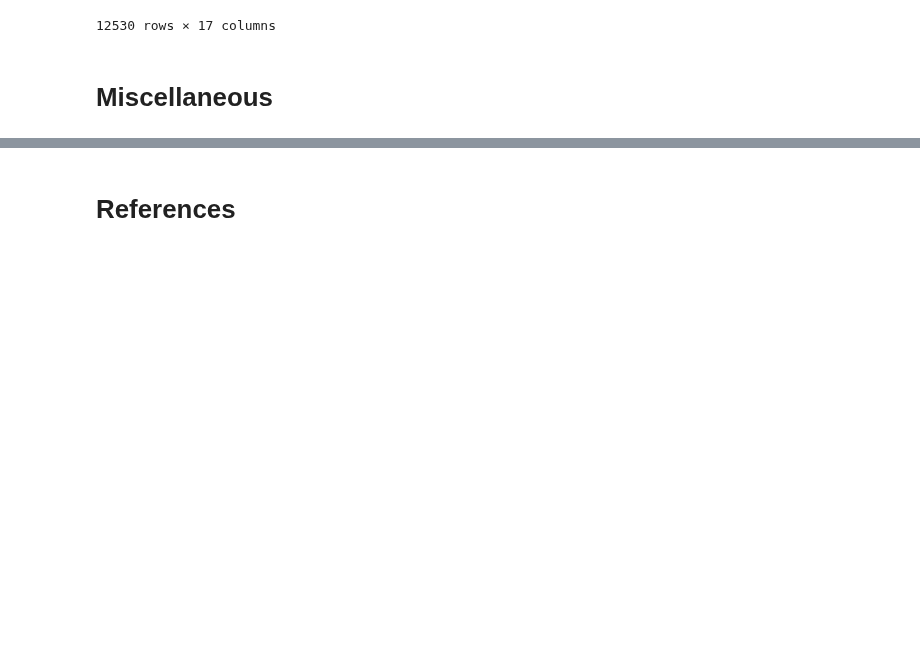
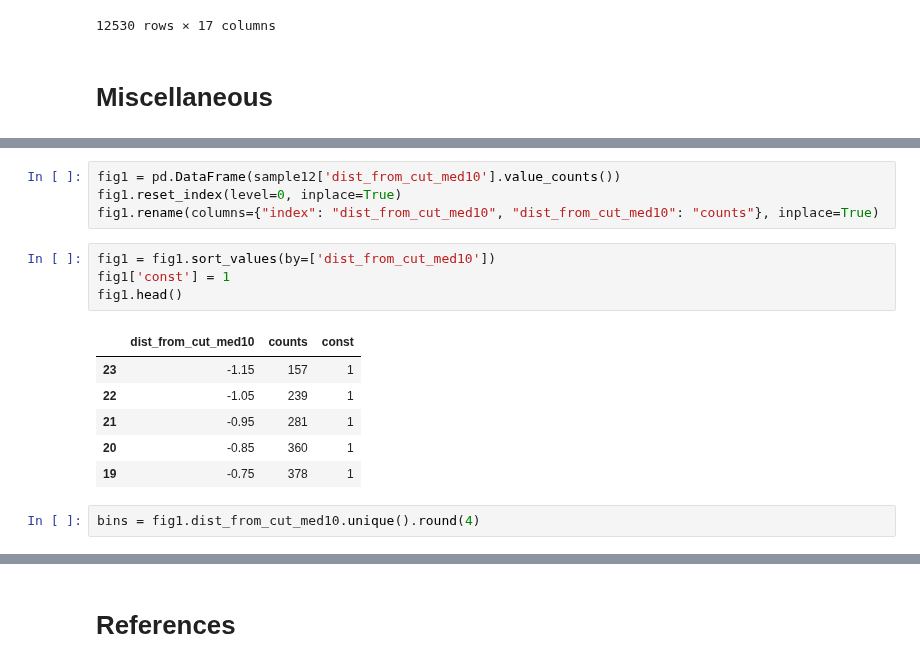
Before and after one commit to amageh/replication-performance-standards, a Jupyter notebook: project.ipynb, the cells around one changed output, grey strips where cells are left out. Cells and saved outputs as stored; diff of their text form; blank space fills up the shorter version.

```diff
--- a/project.ipynb
+++ b/project.ipynb
@@ -763,0 +769,17 @@ table22=table22.round(4)"""
+# %%
+fig1 = pd.DataFrame(sample12['dist_from_cut_med10'].value_counts())
+fig1.reset_index(level=0, inplace=True)
+fig1.rename(columns={"index": "dist_from_cut_med10", "dist_from_cut_med10": "counts"}, inplace=True)
+# %%
+fig1 = fig1.sort_values(by=['dist_from_cut_med10'])
+fig1['const'] = 1
+fig1.head()
+# %% [output]
+|  | dist_from_cut_med10 | counts | const |
+| 23 | -1.15 | 157 | 1 |
+| 22 | -1.05 | 239 | 1 |
+| 21 | -0.95 | 281 | 1 |
+| 20 | -0.85 | 360 | 1 |
+| 19 | -0.75 | 378 | 1 |
+# %%
+bins = fig1.dist_from_cut_med10.unique().round(4)
```
Also changed, not shown: parts of 9 cells of this notebook.
